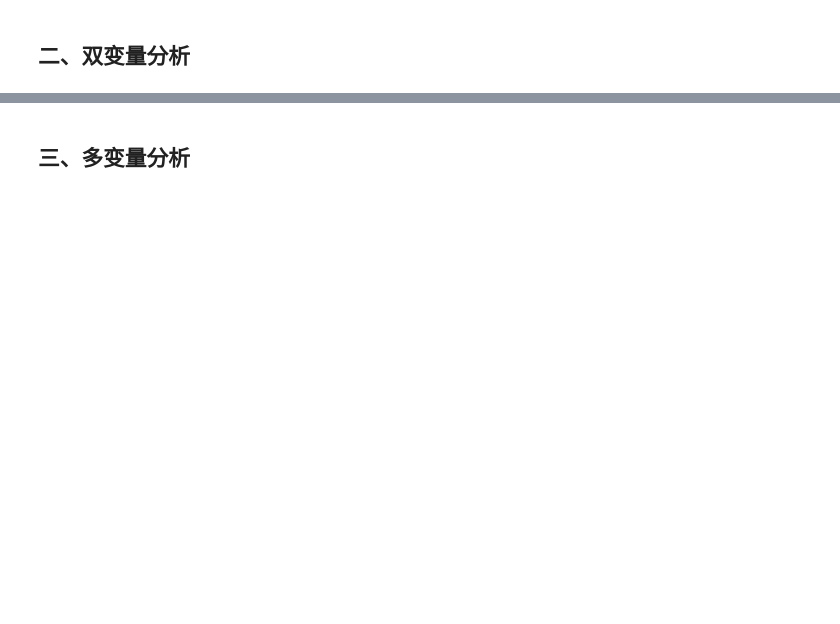
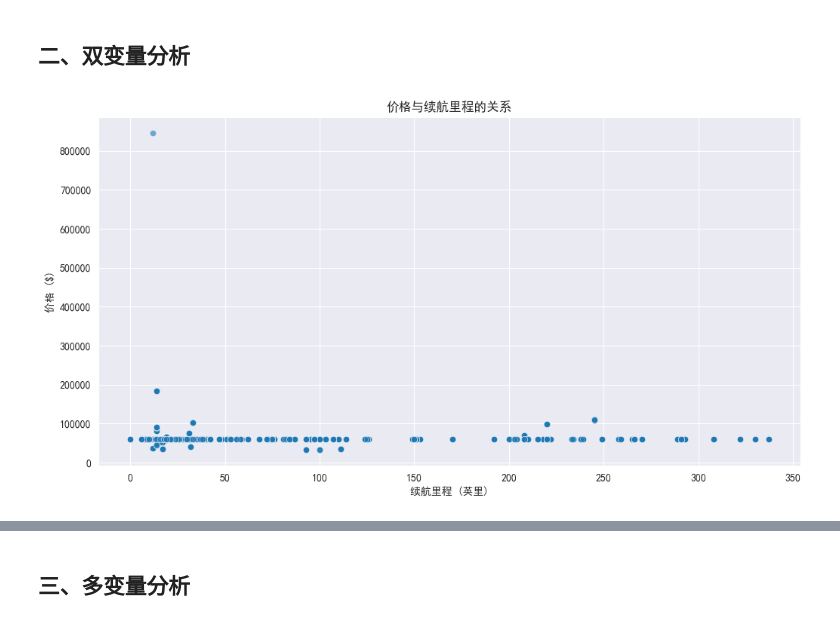
Before and after one commit to 123chenqi98/electric-vehicle-data-analysis, a Jupyter notebook: notebooks/03_eda_analysis.ipynb, the cells around one changed output, grey strips where cells are left out. Cells and saved outputs as stored; diff of their text form; code cells hidden in the pictures; blank space fills up the shorter version.

```diff
--- a/notebooks/03_eda_analysis.ipynb
+++ b/notebooks/03_eda_analysis.ipynb
@@ -57,11 +65,13 @@ plt.show()
 # %%
 # 价格 vs 续航里程
 plt.figure(figsize=(12, 6))
-sns.scatterplot(data=df, x='Electric Range', y='Base MSRP', alpha=0.6)
+sns.scatterplot(data=df, x='electric_range', y='base_msrp', alpha=0.6)
 plt.title('价格与续航里程的关系')
 plt.xlabel('续航里程 (英里)')
 plt.ylabel('价格 ($)')
 plt.show()
+# %% [output]
+[figure, added]
 # %%
 # 价格 vs 车型年份
 plt.figure(figsize=(12, 6))
```
Also changed, not shown: parts of 12 cells of this notebook, 15 other files.
